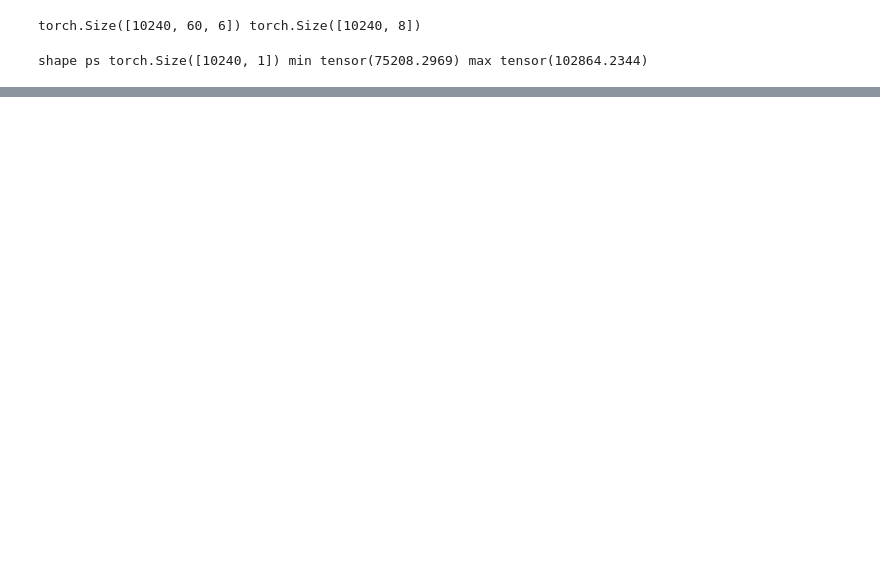
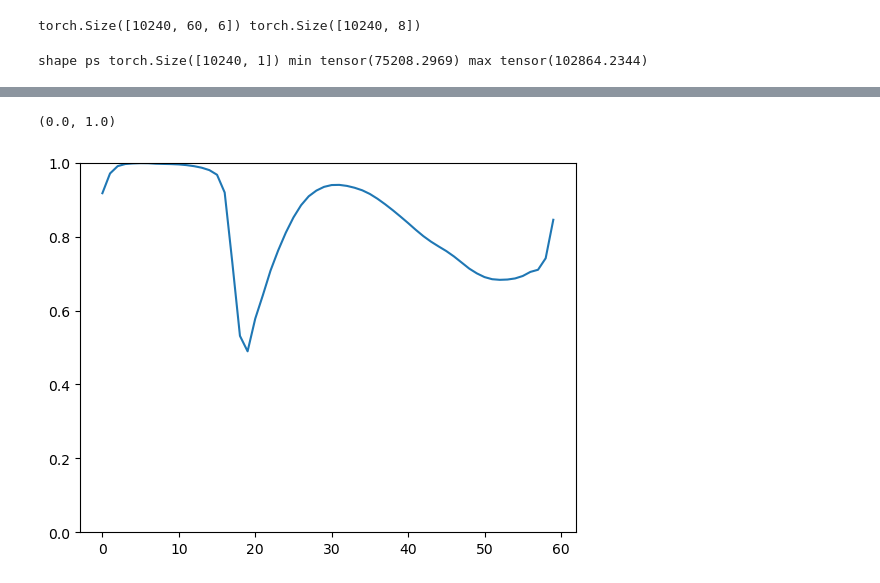
Before and after one commit to peterukk/ClimSim, a Jupyter notebook: demo_notebooks/RNN_training_example.ipynb, the cells around one changed output, grey strips where cells are left out. Saved outputs shown, nothing was run; the diff lists cells and outputs as text; code cells hidden in the pictures; blank space fills up the shorter version.

```diff
--- a/demo_notebooks/RNN_training_example.ipynb
+++ b/demo_notebooks/RNN_training_example.ipynb
@@ -734,0 +1762,6 @@ Epoch 2/2 complete, took 62.00 seconds, autoreg window was 1
+# %%
+plt.plot(np.arange(60),R2[:,0])
+plt.ylim(0,1)
+# %% [output]
+(0.0, 1.0)
+[figure, added]
```
Also changed, not shown: parts of 48 cells of this notebook, 19 other files.
